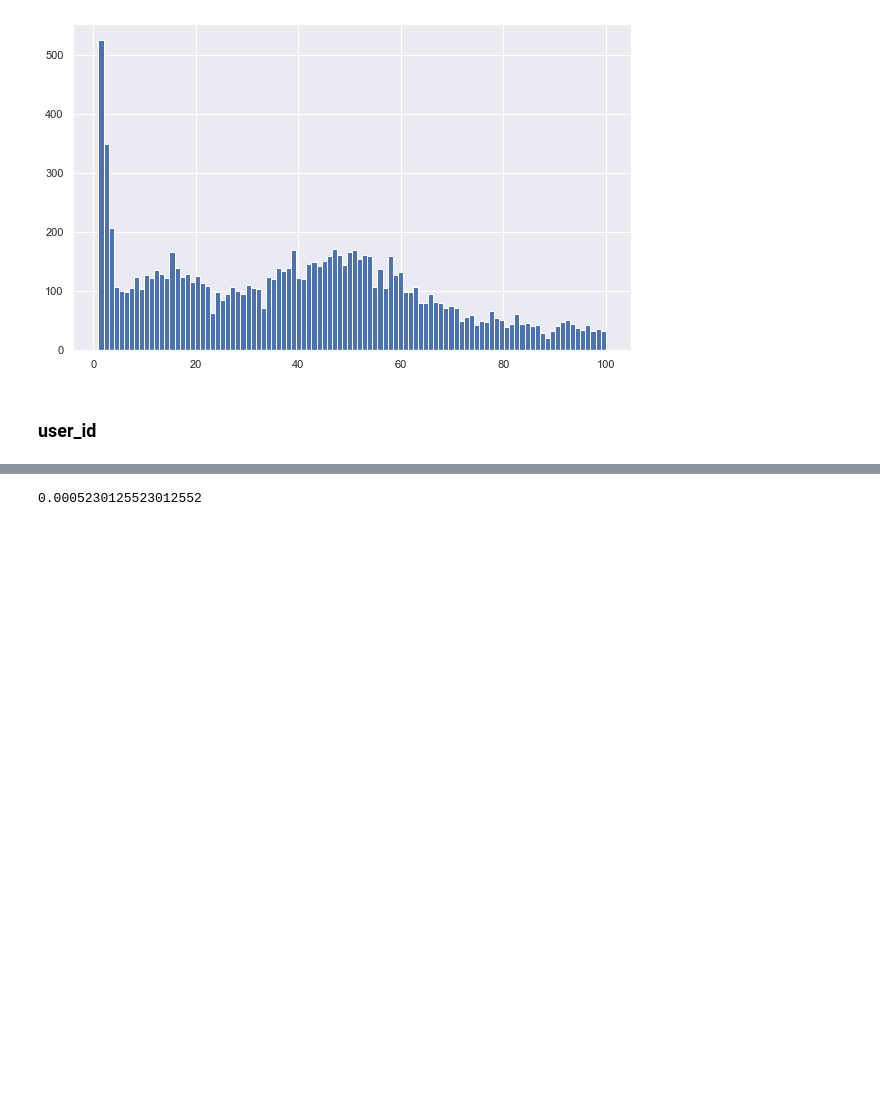
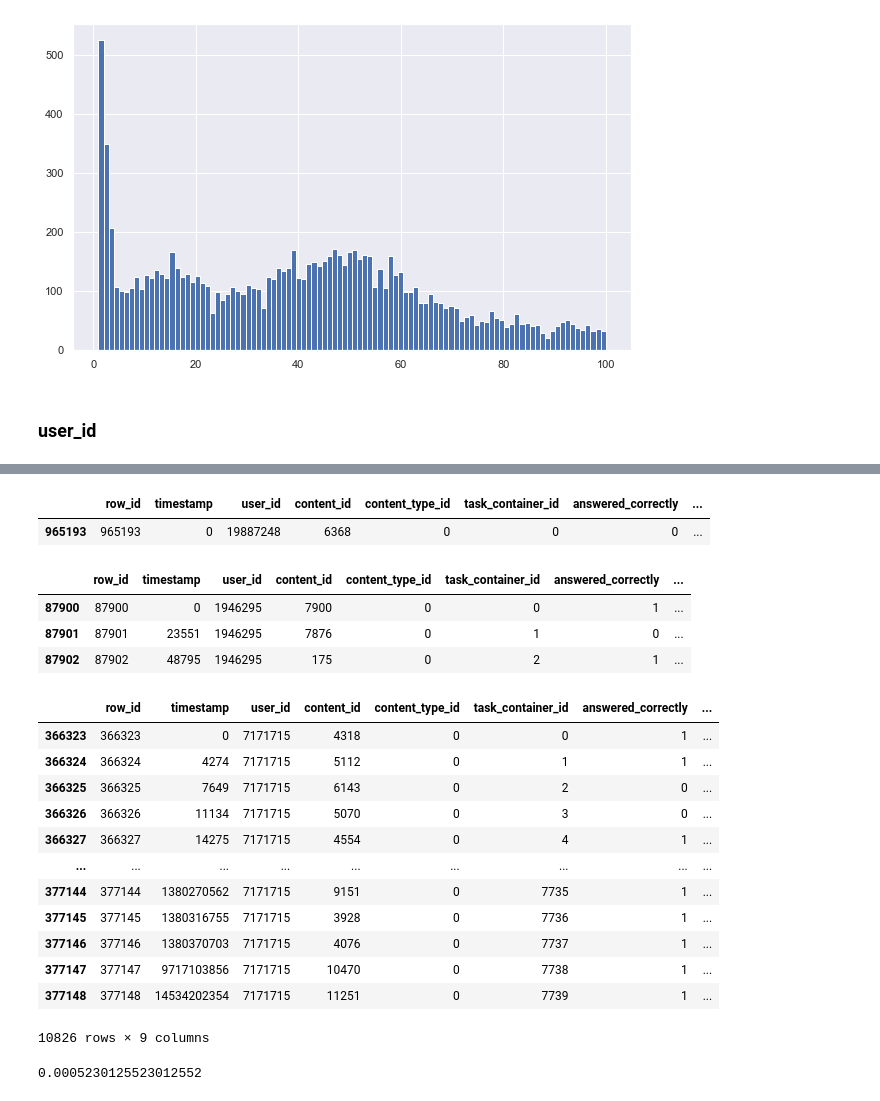
Before and after one commit to Asher-zsz/Kaggle-riiid-test-answer-prediction, a Jupyter notebook: EDA.ipynb, the cells around one changed output, grey strips where cells are left out. Drawn from its saved outputs; the diff is of its cells as text; code cells hidden in the pictures; blank space fills up the shorter version.

```diff
--- a/EDA.ipynb
+++ b/EDA.ipynb
@@ -167,3 +167,31 @@ Name: row_id, Length: 3824, dtype: int64
+# %%
+train[train['user_id']==19887248]
+# %% [output]
+|  | row_id | timestamp | user_id | content_id | content_type_id | task_container_id | answered_correctly | ... |
+| 965193 | 965193 | 0 | 19887248 | 6368 | 0 | 0 | 0 | ... |
+# %%
+train[train['user_id']==1946295]
+# %% [output]
+|  | row_id | timestamp | user_id | content_id | content_type_id | task_container_id | answered_correctly | ... |
+| 87900 | 87900 | 0 | 1946295 | 7900 | 0 | 0 | 1 | ... |
+| 87901 | 87901 | 23551 | 1946295 | 7876 | 0 | 1 | 0 | ... |
+| 87902 | 87902 | 48795 | 1946295 | 175 | 0 | 2 | 1 | ... |
+# %%
+train[train['user_id']==7171715]
+# %% [output]
+|  | row_id | timestamp | user_id | content_id | content_type_id | task_container_id | answered_correctly | ... |
+| 366323 | 366323 | 0 | 7171715 | 4318 | 0 | 0 | 1 | ... |
+| 366324 | 366324 | 4274 | 7171715 | 5112 | 0 | 1 | 1 | ... |
+| 366325 | 366325 | 7649 | 7171715 | 6143 | 0 | 2 | 0 | ... |
+| 366326 | 366326 | 11134 | 7171715 | 5070 | 0 | 3 | 0 | ... |
+| 366327 | 366327 | 14275 | 7171715 | 4554 | 0 | 4 | 1 | ... |
+| ... | ... | ... | ... | ... | ... | ... | ... | ... |
+| 377144 | 377144 | 1380270562 | 7171715 | 9151 | 0 | 7735 | 1 | ... |
+| 377145 | 377145 | 1380316755 | 7171715 | 3928 | 0 | 7736 | 1 | ... |
+| 377146 | 377146 | 1380370703 | 7171715 | 4076 | 0 | 7737 | 1 | ... |
+| 377147 | 377147 | 9717103856 | 7171715 | 10470 | 0 | 7738 | 1 | ... |
+| 377148 | 377148 | 14534202354 | 7171715 | 11251 | 0 | 7739 | 1 | ... |
+10826 rows × 9 columns
 # %%
 b=train.groupby('user_id')['row_id'].count().sort_values()
 len(b[b==1])/len(b)
```
Also changed, not shown: parts of 18 cells of this notebook.
